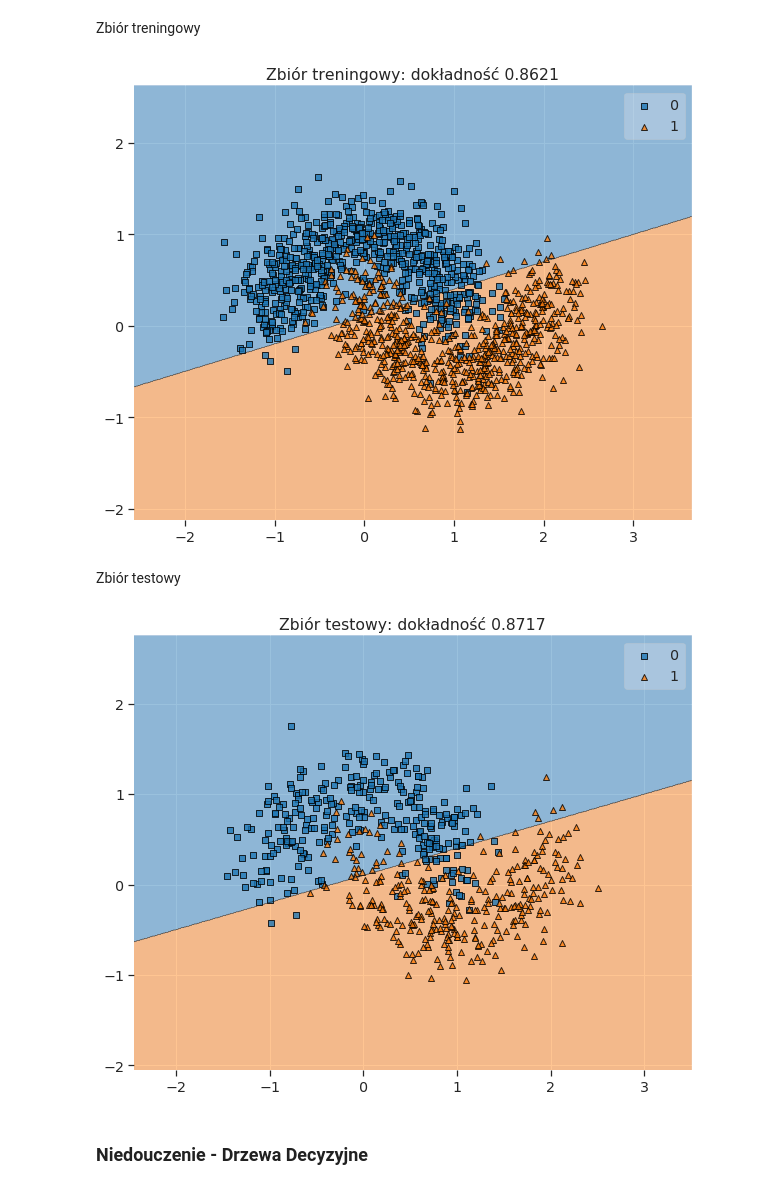
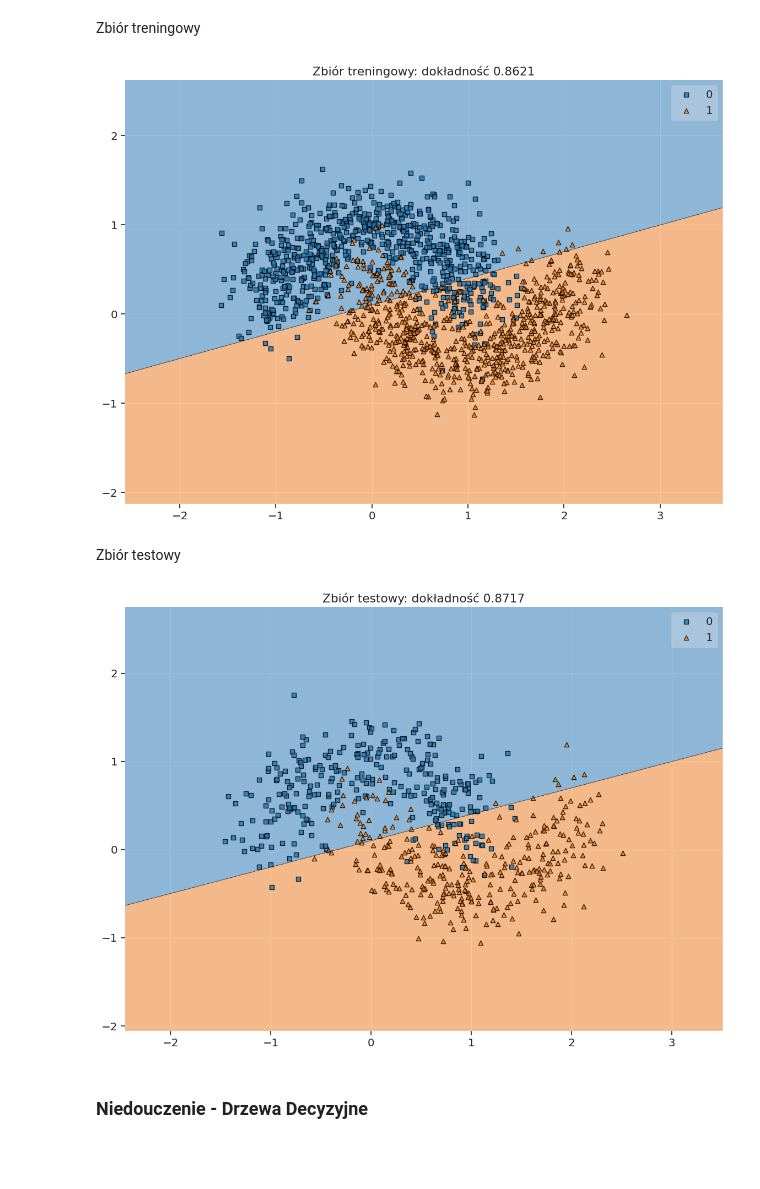
Before and after one commit to adalbertii/Modele---klasyfikacyjne, a Jupyter notebook: underfitting_overfitting.ipynb, the cells around one changed output. Drawn from its saved outputs; the diff is of its cells as text; code cells hidden in the pictures; blank space fills up the shorter version.

```diff
--- a/underfitting_overfitting.ipynb
+++ b/underfitting_overfitting.ipynb
@@ -115,21 +123,21 @@ Zbiór treningowy
 # %%
 from mlxtend.plotting import plot_decision_regions
 
-plt.figure(figsize=(10, 8))
+plt.figure(figsize=(14, 10))
 plot_decision_regions(X_train, y_train, classifier)
 plt.title(f'Zbiór treningowy: dokładność {classifier.score(X_train, y_train):.4f}')
 plt.show()
 # %% [output]
-[figure, old version]
+[figure, new version]
 # %% [markdown]
 Zbiór testowy
 # %%
-plt.figure(figsize=(10, 8))
+plt.figure(figsize=(14, 10))
 plot_decision_regions(X_test, y_test, classifier)
 plt.title(f'Zbiór testowy: dokładność {classifier.score(X_test, y_test):.4f}')
 plt.show()
 # %% [output]
-[figure, old version]
+[figure, new version]
 # %% [markdown]
 ### <a name='6'></a> Niedouczenie - Drzewa Decyzyjne
 # %%
```
Also changed, not shown: parts of 8 cells of this notebook.
